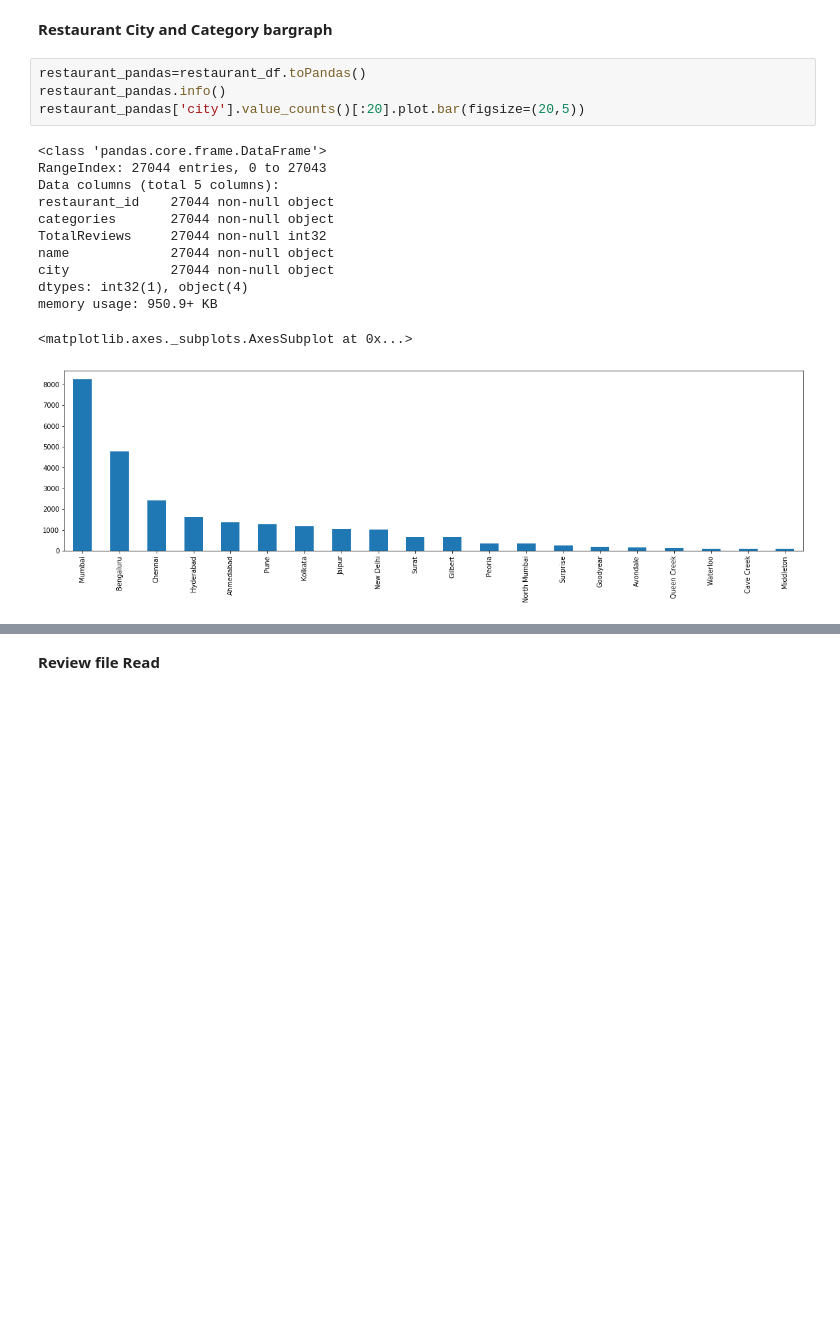
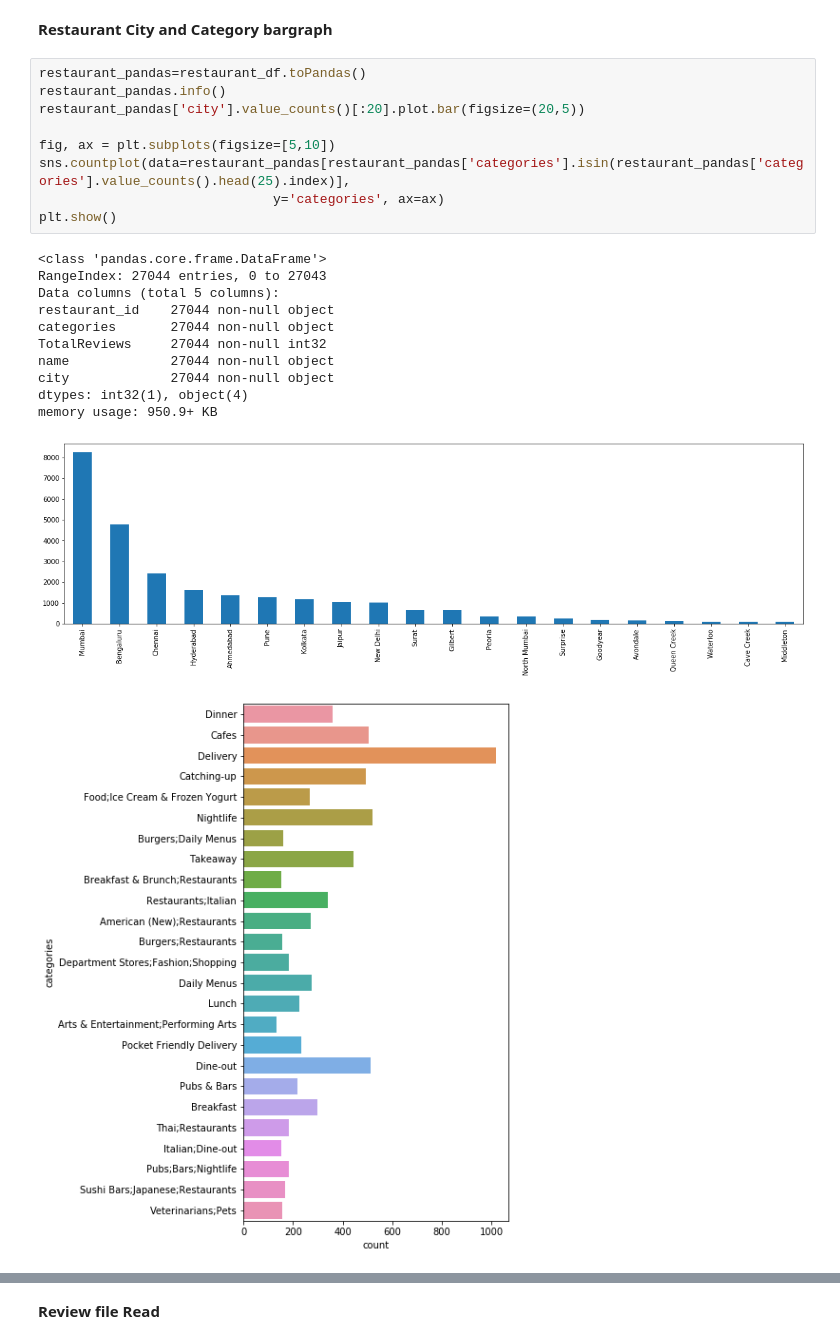
Before and after one commit to saich9424/SOEN-691-PROJECT, a Jupyter notebook: Collaborative.ipynb, the cells around one changed output, grey strips where cells are left out. Drawn from its saved outputs; the diff is of its cells as text; blank space fills up the shorter version.

```diff
--- a/Collaborative.ipynb
+++ b/Collaborative.ipynb
@@ -59,20 +60,25 @@ only showing top 10 rows
 # %%
 restaurant_pandas=restaurant_df.toPandas()
 restaurant_pandas.info()
 restaurant_pandas['city'].value_counts()[:20].plot.bar(figsize=(20,5))
+
+fig, ax = plt.subplots(figsize=[5,10])
+sns.countplot(data=restaurant_pandas[restaurant_pandas['categories'].isin(restaurant_pandas['categories'].value_counts().head(25).index)],
+                              y='categories', ax=ax)
+plt.show()
 # %% [output]
 <class 'pandas.core.frame.DataFrame'>
 RangeIndex: 27044 entries, 0 to 27043
 Data columns (total 5 columns):
 restaurant_id    27044 non-null object
 categories       27044 non-null object
 TotalReviews     27044 non-null int32
 name             27044 non-null object
 city             27044 non-null object
 dtypes: int32(1), object(4)
 memory usage: 950.9+ KB
-<matplotlib.axes._subplots.AxesSubplot at 0x...>
 [figure]
+[figure, added]
 # %%
 restaurant_pandas['name'].value_counts()[:20].plot.bar(figsize=(20,5))
 # %% [output]
```
Also changed, not shown: parts of 7 cells of this notebook.
